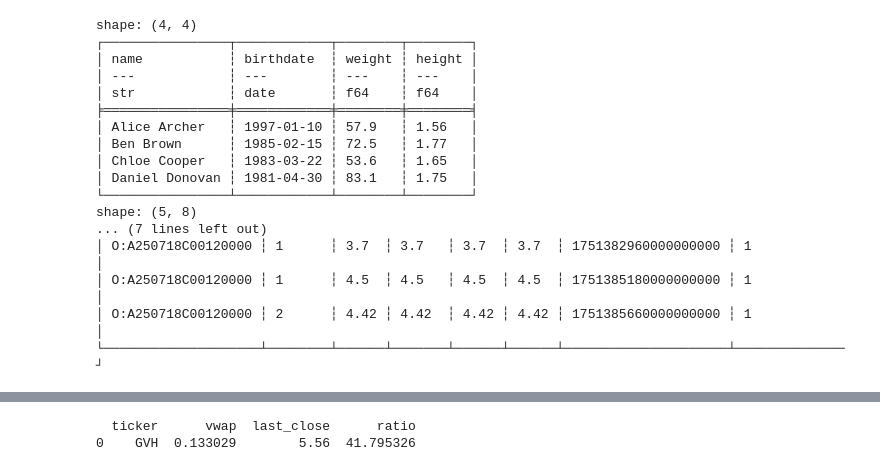
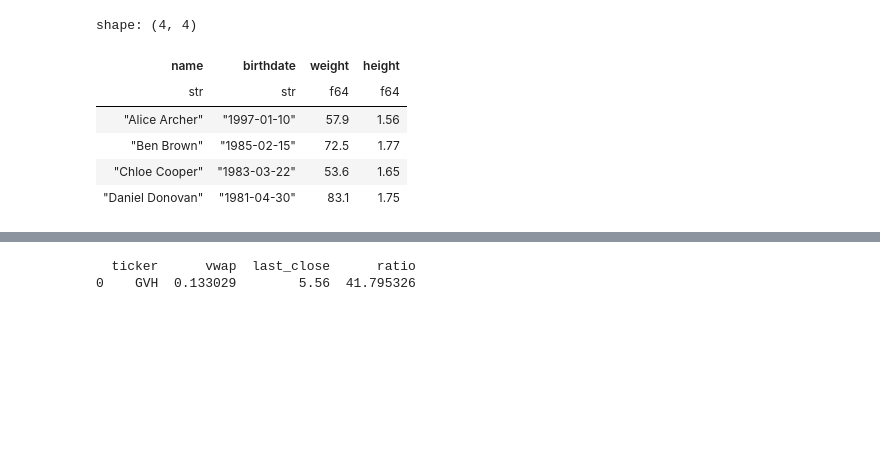
Before and after one commit to JerryHong08/jerryquant101, a Jupyter notebook: notebooks/polars_learn.ipynb, the cells around one changed output, grey strips where cells are left out. Drawn from its saved outputs; the diff is of its cells as text; code cells hidden in the pictures; blank space fills up the shorter version.

Commit message:
core_2 data_loader flexible version.

```diff
--- a/notebooks/polars_learn.ipynb
+++ b/notebooks/polars_learn.ipynb
@@ -1,46 +1,46 @@
 # %%
 import polars as pl
 import datetime as dt
 import pandas as pd
+import os
+from quant101.core_2.config import data_dir
+test_file_dir = os.path.join(data_dir, "lake/test/polars.csv")
+
 df = pl.DataFrame(
     {
         "name": ["Alice Archer", "Ben Brown", "Chloe Cooper", "Daniel Donovan"],
+        # "birthdate": [
+        #     dt.date(1997, 1, 10),
+        #     dt.date(1985, 2, 15),
+        #     dt.date(1983, 3, 22),
+        #     dt.date(1981, 4, 30),
+        # ],
         "birthdate": [
-            dt.date(1997, 1, 10),
-            dt.date(1985, 2, 15),
-            dt.date(1983, 3, 22),
-            dt.date(1981, 4, 30),
+            '1997-01-10',
+            '1985-02-15',
+            '1983-03-22',
+            '1981-04-30',
         ],
         "weight": [57.9, 72.5, 53.6, 83.1],  # (kg)
         "height": [1.56, 1.77, 1.65, 1.75],  # (m)
     }
 )
 
-# print(df)
+df.cast({"weight": pl.Float32, "birthdate": pl.Date, "height": pl.Float32})
+# df
 
-df.write_csv("../data/cache/polars.csv")
-# df_csv = pl.read_csv("../data/cache/polars.csv", try_parse_dates=True)
+# df.write_csv(test_file_dir)
 
-df_csv = pl.read_csv('../data/raw/us_options_opra/minute_aggs_v1/2025/07/2025-07-01.csv.gz')
+# df_csv = pl.read_csv(test_file_dir, try_parse_dates=True)
 
-print(df_csv.head())
+# print(df_csv.head())
 # %% [output]
 shape: (4, 4)
-┌────────────────┬────────────┬────────┬────────┐
-│ name           ┆ birthdate  ┆ weight ┆ height │
-│ ---            ┆ ---        ┆ ---    ┆ ---    │
-│ str            ┆ date       ┆ f64    ┆ f64    │
-╞════════════════╪════════════╪════════╪════════╡
-│ Alice Archer   ┆ 1997-01-10 ┆ 57.9   ┆ 1.56   │
-│ Ben Brown      ┆ 1985-02-15 ┆ 72.5   ┆ 1.77   │
-│ Chloe Cooper   ┆ 1983-03-22 ┆ 53.6   ┆ 1.65   │
-│ Daniel Donovan ┆ 1981-04-30 ┆ 83.1   ┆ 1.75   │
-└────────────────┴────────────┴────────┴────────┘
-shape: (5, 8)
-... (7 lines left out)
-│ O:A250718C00120000 ┆ 1      ┆ 3.7  ┆ 3.7   ┆ 3.7  ┆ 3.7  ┆ 1751382960000000000 ┆ 1            │
-│ O:A250718C00120000 ┆ 1      ┆ 4.5  ┆ 4.5   ┆ 4.5  ┆ 4.5  ┆ 1751385180000000000 ┆ 1            │
-│ O:A250718C00120000 ┆ 2      ┆ 4.42 ┆ 4.42  ┆ 4.42 ┆ 4.42 ┆ 1751385660000000000 ┆ 1            │
-└────────────────────┴────────┴──────┴───────┴──────┴──────┴─────────────────────┴──────────────┘
+| name | birthdate | weight | height |
+| str | str | f64 | f64 |
+| "Alice Archer" | "1997-01-10" | 57.9 | 1.56 |
+| "Ben Brown" | "1985-02-15" | 72.5 | 1.77 |
+| "Chloe Cooper" | "1983-03-22" | 53.6 | 1.65 |
+| "Daniel Donovan" | "1981-04-30" | 83.1 | 1.75 |
 # %%
 import polars as pl
```
Also changed, not shown: parts of 3 cells of this notebook, 5 other files.
